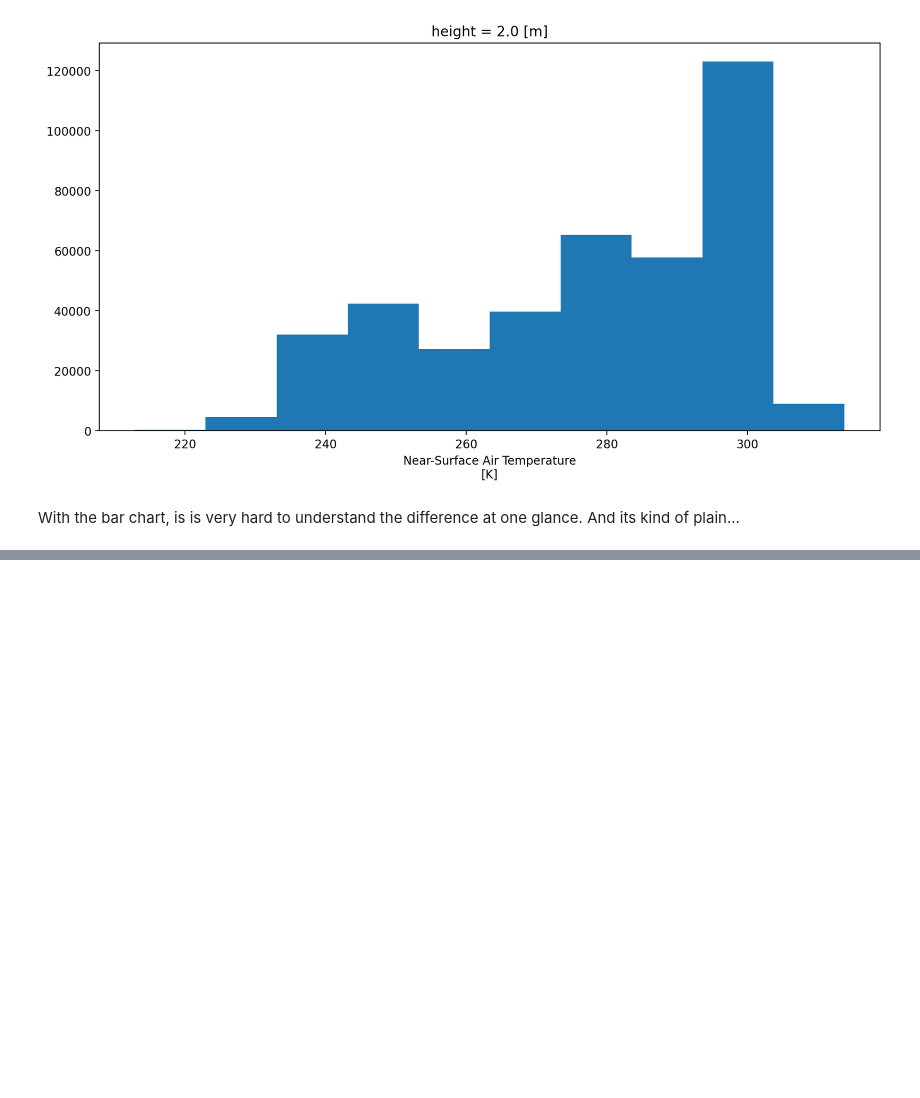
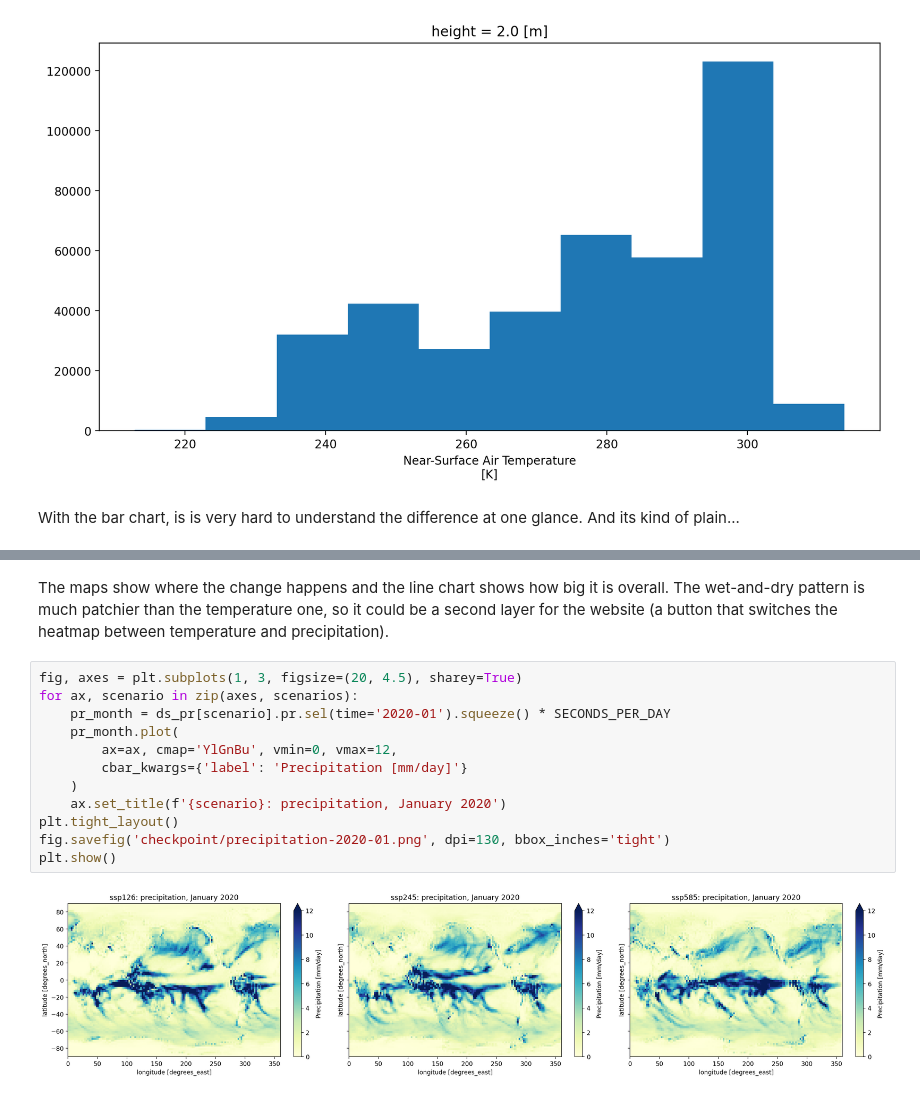
Before and after one commit to DonLe727/DSC-106-Project-3, a Jupyter notebook: CMIP Draft.ipynb, the cells around one changed output, grey strips where cells are left out. Drawn from its saved outputs; the diff is of its cells as text; blank space fills up the shorter version.

```diff
--- a/CMIP Draft.ipynb
+++ b/CMIP Draft.ipynb
@@ -370,0 +470,16 @@ With the bar chart, is is very hard to understand the difference at one glance.
+# %% [markdown]
+The maps show where the change happens and the line chart shows how big it is overall. The wet-and-dry pattern is much patchier than the temperature one, so it could be a second layer for the website (a button that switches the heatmap between temperature and precipitation).
+# %%
+fig, axes = plt.subplots(1, 3, figsize=(20, 4.5), sharey=True)
+for ax, scenario in zip(axes, scenarios):
+    pr_month = ds_pr[scenario].pr.sel(time='2020-01').squeeze() * SECONDS_PER_DAY
+    pr_month.plot(
+        ax=ax, cmap='YlGnBu', vmin=0, vmax=12,
+        cbar_kwargs={'label': 'Precipitation [mm/day]'}
+    )
+    ax.set_title(f'{scenario}: precipitation, January 2020')
+plt.tight_layout()
+fig.savefig('checkpoint/precipitation-2020-01.png', dpi=130, bbox_inches='tight')
+plt.show()
+# %% [output]
+[figure, added]
```
Also changed, not shown: parts of 8 cells of this notebook, 3 other files.
